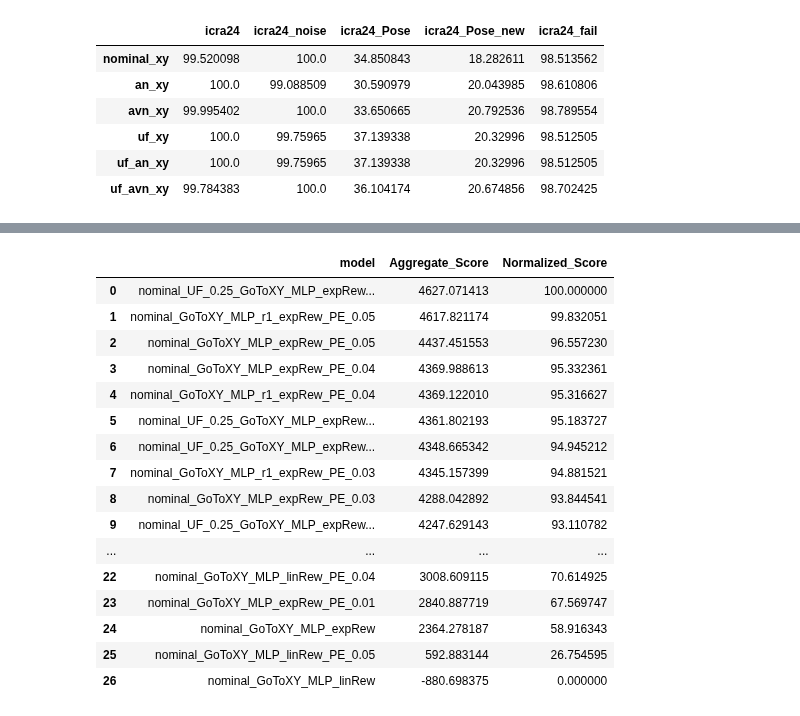
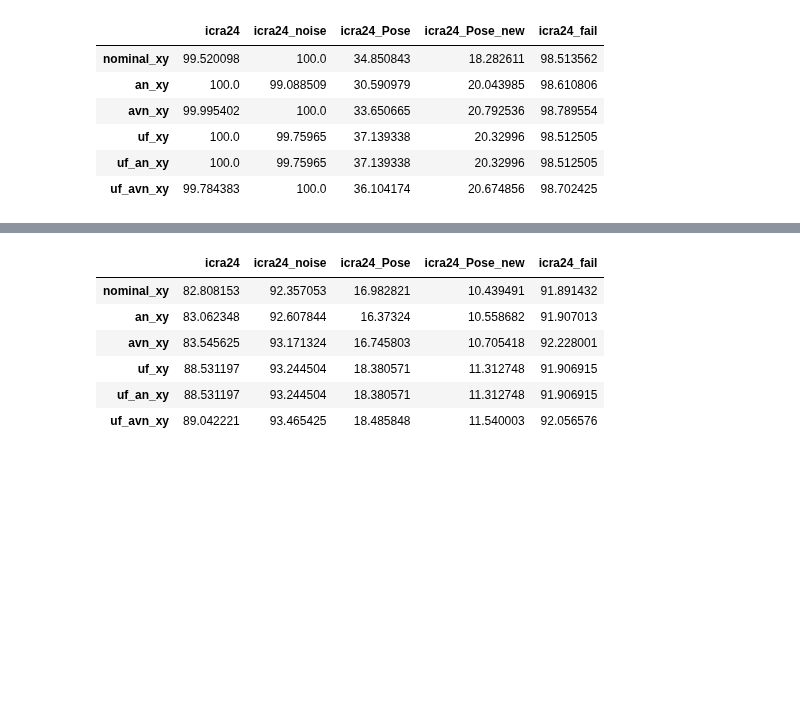
Before and after one commit to elharirymatteo/RANS, a Jupyter notebook: omniisaacgymenvs/utils/eval_multi_models.ipynb, the cells around one changed output, grey strips where cells are left out. Drawn from its saved outputs; the diff is of its cells as text; code cells hidden in the pictures; blank space fills up the shorter version.

```diff
--- a/omniisaacgymenvs/utils/eval_multi_models.ipynb
+++ b/omniisaacgymenvs/utils/eval_multi_models.ipynb
@@ -245,6 +288,11 @@ for env in eval_environments:
 max_scores_by_env = aggregated_scores_by_env.copy()
 for env in eval_environments:
     max_scores_by_env.loc[env] = max_scores_by_env.loc[env].apply(lambda x: max(x))
+
+# Create a copy of aggregated_scores_by_env to store only the average scores for each environment and model
+avg_scores_by_env = aggregated_scores_by_env.copy()
+for env in eval_environments:
+    avg_scores_by_env.loc[env] = avg_scores_by_env.loc[env].apply(lambda x: np.mean(x))
 # %%
 max_scores_by_env
 # %% [output]
@@ -274,20 +306,10 @@ model_folders_dict['icra24_Pose']['nominal_xy'][0]
-# %%
-aggregated_scores_by_env['nominal_xy']
-# %% [output]
-|  | model | Aggregate_Score | Normalized_Score |
-| 0 | nominal_UF_0.25_GoToXY_MLP_expRew... | 4627.071413 | 100.000000 |
-| 1 | nominal_GoToXY_MLP_r1_expRew_PE_0.05 | 4617.821174 | 99.832051 |
-| 2 | nominal_GoToXY_MLP_expRew_PE_0.05 | 4437.451553 | 96.557230 |
-| 3 | nominal_GoToXY_MLP_expRew_PE_0.04 | 4369.988613 | 95.332361 |
-| 4 | nominal_GoToXY_MLP_r1_expRew_PE_0.04 | 4369.122010 | 95.316627 |
-| 5 | nominal_UF_0.25_GoToXY_MLP_expRew... | 4361.802193 | 95.183727 |
-| 6 | nominal_UF_0.25_GoToXY_MLP_expRew... | 4348.665342 | 94.945212 |
-| 7 | nominal_GoToXY_MLP_r1_expRew_PE_0.03 | 4345.157399 | 94.881521 |
-| 8 | nominal_GoToXY_MLP_expRew_PE_0.03 | 4288.042892 | 93.844541 |
-| 9 | nominal_UF_0.25_GoToXY_MLP_expRew... | 4247.629143 | 93.110782 |
-| ... | ... | ... | ... |
-| 22 | nominal_GoToXY_MLP_linRew_PE_0.04 | 3008.609115 | 70.614925 |
-| 23 | nominal_GoToXY_MLP_expRew_PE_0.01 | 2840.887719 | 67.569747 |
-| 24 | nominal_GoToXY_MLP_expRew | 2364.278187 | 58.916343 |
-| 25 | nominal_GoToXY_MLP_linRew_PE_0.05 | 592.883144 | 26.754595 |
-| 26 | nominal_GoToXY_MLP_linRew | -880.698375 | 0.000000 |
+# %%
+avg_scores_by_env
+# %% [output]
+|  | icra24 | icra24_noise | icra24_Pose | icra24_Pose_new | icra24_fail |
+| nominal_xy | 82.808153 | 92.357053 | 16.982821 | 10.439491 | 91.891432 |
+| an_xy | 83.062348 | 92.607844 | 16.37324 | 10.558682 | 91.907013 |
+| avn_xy | 83.545625 | 93.171324 | 16.745803 | 10.705418 | 92.228001 |
+| uf_xy | 88.531197 | 93.244504 | 18.380571 | 11.312748 | 91.906915 |
+| uf_an_xy | 88.531197 | 93.244504 | 18.380571 | 11.312748 | 91.906915 |
+| uf_avn_xy | 89.042221 | 93.465425 | 18.485848 | 11.540003 | 92.056576 |
```
Also changed, not shown: parts of 9 cells of this notebook.
